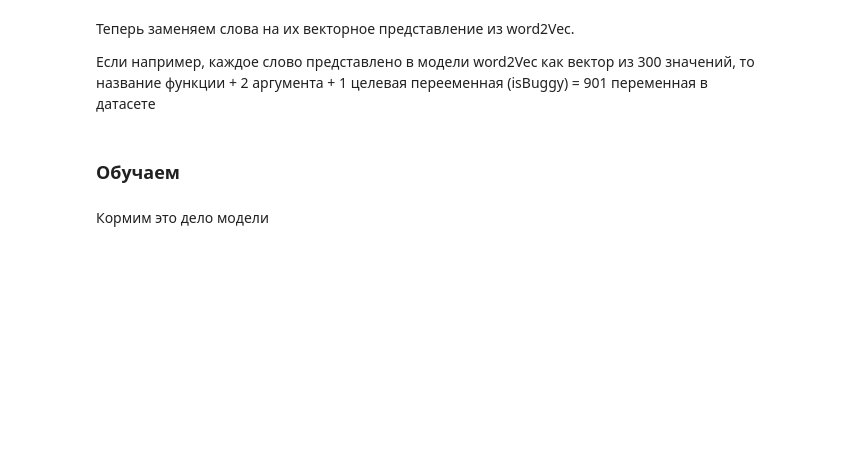
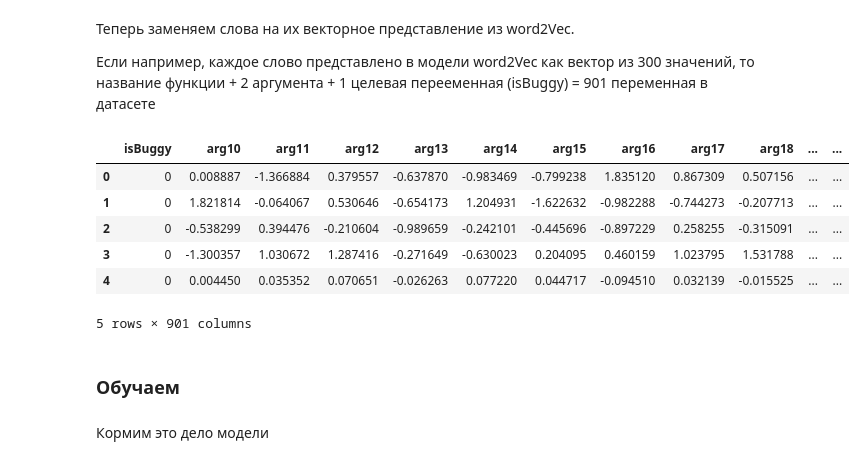
Before and after one commit to nsbarsukov/ml-bug-detector, a Jupyter notebook: function-based-bug-detector/model-creation.ipynb, the cells around one changed output. Drawn from its saved outputs; the diff is of its cells as text; code cells hidden in the pictures; blank space fills up the shorter version.

```diff
--- a/function-based-bug-detector/model-creation.ipynb
+++ b/function-based-bug-detector/model-creation.ipynb
@@ -212,6 +270,50 @@ two_args_funcs.head(3)
 Теперь заменяем слова на их векторное представление из word2Vec.
 
 Если например, каждое слово представлено в модели word2Vec как вектор из 300 значений, то название функции + 2 аргумента + 1 целевая перееменная (isBuggy) = 901 переменная в датасете
+# %%
+def replace_string_column_with_vectors(pd_df, columnName, word2VecVocabulary = word2VecModel.wv):
+    DEFAULT_VALUE_IF_NOT_EXITS_IN_WORD2VEC = '0'
+
+    vector_size = len(word2VecVocabulary[DEFAULT_VALUE_IF_NOT_EXITS_IN_WORD2VEC])
+
+    future_columns_names = []
+
+    vectorized_df = pd.DataFrame()
+
+    for i in range(vector_size):
+        future_columns_names.append(columnName + str(i))
+
+    for rowIndex in tqdm(range(len(pd_df))):
+        word = pd_df.loc[rowIndex, columnName]
+
+        if not checkIfWordInWord2VecDict(word, word2VecVocabulary):
+            word = DEFAULT_VALUE_IF_NOT_EXITS_IN_WORD2VEC
+
+        newColumnsDf = pd.DataFrame(
+            word2VecVocabulary[word].reshape(-1, len(word2VecVocabulary[word])), columns = future_columns_names
+        )
+        vectorized_df = vectorized_df.append(newColumnsDf)
+
+    return pd.concat([pd_df, vectorized_df.reset_index(drop=True)], axis=1)
+# %%
+two_args_funcs = replace_string_column_with_vectors(two_args_funcs, TWO_ARGS_FUNC_COLUMNS.FIRST_ARG, word2VecModel.wv)
+two_args_funcs = replace_string_column_with_vectors(two_args_funcs, TWO_ARGS_FUNC_COLUMNS.SECOND_ARG, word2VecModel.wv)
+two_args_funcs = replace_string_column_with_vectors(two_args_funcs, TWO_ARGS_FUNC_COLUMNS.FUNC_NAME, word2VecModel.wv)
+
+two_args_funcs = two_args_funcs.drop(
+    [TWO_ARGS_FUNC_COLUMNS.FIRST_ARG, TWO_ARGS_FUNC_COLUMNS.SECOND_ARG, TWO_ARGS_FUNC_COLUMNS.FUNC_NAME],
+    axis=1
+)
+# %%
+two_args_funcs.head(5)
+# %% [output]
+|  | isBuggy | arg10 | arg11 | arg12 | arg13 | arg14 | arg15 | arg16 | arg17 | arg18 | ... | ... |
+| 0 | 0 | 0.008887 | -1.366884 | 0.379557 | -0.637870 | -0.983469 | -0.799238 | 1.835120 | 0.867309 | 0.507156 | ... | ... |
+| 1 | 0 | 1.821814 | -0.064067 | 0.530646 | -0.654173 | 1.204931 | -1.622632 | -0.982288 | -0.744273 | -0.207713 | ... | ... |
+| 2 | 0 | -0.538299 | 0.394476 | -0.210604 | -0.989659 | -0.242101 | -0.445696 | -0.897229 | 0.258255 | -0.315091 | ... | ... |
+| 3 | 0 | -1.300357 | 1.030672 | 1.287416 | -0.271649 | -0.630023 | 0.204095 | 0.460159 | 1.023795 | 1.531788 | ... | ... |
+| 4 | 0 | 0.004450 | 0.035352 | 0.070651 | -0.026263 | 0.077220 | 0.044717 | -0.094510 | 0.032139 | -0.015525 | ... | ... |
+5 rows × 901 columns
 # %% [markdown]
 ### Обучаем
 # %% [markdown]
```
Also changed, not shown: parts of 16 cells of this notebook.
